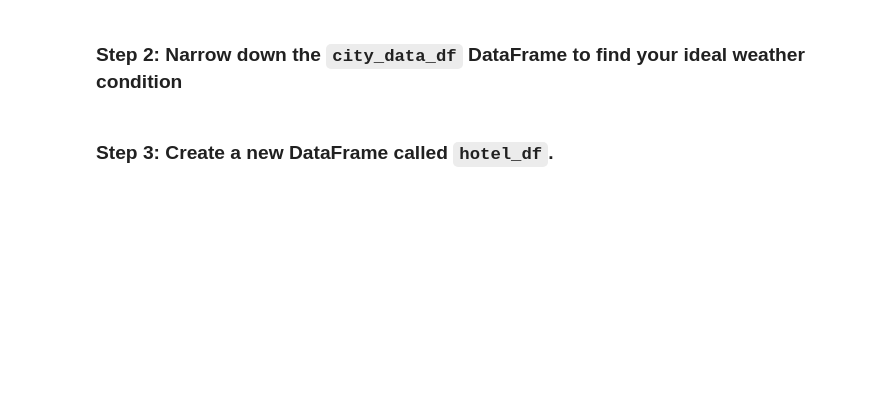
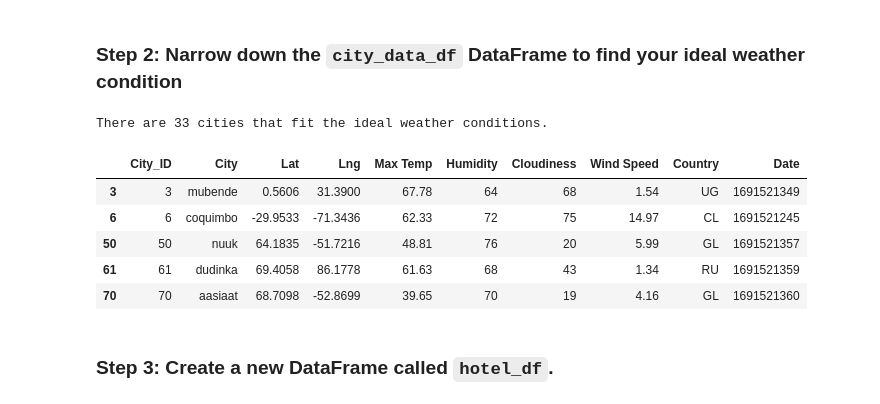
Before and after one commit to amdruggan/python-api-challenge, a Jupyter notebook: Deliverables/VacationPy.ipynb, the cells around one changed output. Drawn from its saved outputs; the diff is of its cells as text; code cells hidden in the pictures; blank space fills up the shorter version.

```diff
--- a/Deliverables/VacationPy.ipynb
+++ b/Deliverables/VacationPy.ipynb
@@ -53,3 +57,40 @@ city_data_df.head()
+# %%
+# Narrow down cities that fit criteria and drop any results with null values
+# Criteria: Low humidity, medium temperature, medium cloudiness
+
+# Find summary statistics for humidity, temperature, and cloudiness, add to a dataframe
+summ_stats_df = city_data_df[['Humidity', 'Max Temp', 'Cloudiness']].describe()
+
+#Ideal weather conditions for me would be:
+#Max temp is below average
+#Within one std_dev of mean from cloudiness
+#Between 25% and 50% quartiles for humidity
+
+# Narrow down the cities that fit these weather conditions
+# Start by creating a new dataframe that fits these weather criteria
+# Do this using the measuresments in the summary statistics dataframe (summ_stats_df) and the comments above
+ideal_weather_cities_df = city_data_df.loc[
+    (city_data_df['Max Temp'] <= (summ_stats_df.loc['mean', 'Max Temp'])) &
+    (city_data_df['Cloudiness'].between(summ_stats_df.loc['mean', 'Cloudiness'] - summ_stats_df.loc['std', 'Cloudiness'], summ_stats_df.loc['mean', 'Cloudiness'] + summ_stats_df.loc['std', 'Cloudiness'])) &
+    (city_data_df['Humidity'].between(summ_stats_df.loc['25%', 'Humidity'], summ_stats_df.loc['50%', 'Humidity']))
+].copy()
+
+# Drop any rows with null values
+ideal_weather_cities_df.dropna(inplace=True)
+
+# Count and print amount of cities in new dataframe
+print(f"There are {len(ideal_weather_cities_df)} cities that fit the ideal weather conditions.")
+
+# Display sample data
+ideal_weather_cities_df.head()
+# %% [output]
+There are 33 cities that fit the ideal weather conditions.
+|  | City_ID | City | Lat | Lng | Max Temp | Humidity | Cloudiness | Wind Speed | Country | Date |
+| 3 | 3 | mubende | 0.5606 | 31.3900 | 67.78 | 64 | 68 | 1.54 | UG | 1691521349 |
+| 6 | 6 | coquimbo | -29.9533 | -71.3436 | 62.33 | 72 | 75 | 14.97 | CL | 1691521245 |
+| 50 | 50 | nuuk | 64.1835 | -51.7216 | 48.81 | 76 | 20 | 5.99 | GL | 1691521357 |
+| 61 | 61 | dudinka | 69.4058 | 86.1778 | 61.63 | 68 | 43 | 1.34 | RU | 1691521359 |
+| 70 | 70 | aasiaat | 68.7098 | -52.8699 | 39.65 | 70 | 19 | 4.16 | GL | 1691521360 |
 # %% [markdown]
 ### Step 3: Create a new DataFrame called `hotel_df`.
 # %%
```
Also changed, not shown: parts of 8 cells of this notebook, 3 other files.
